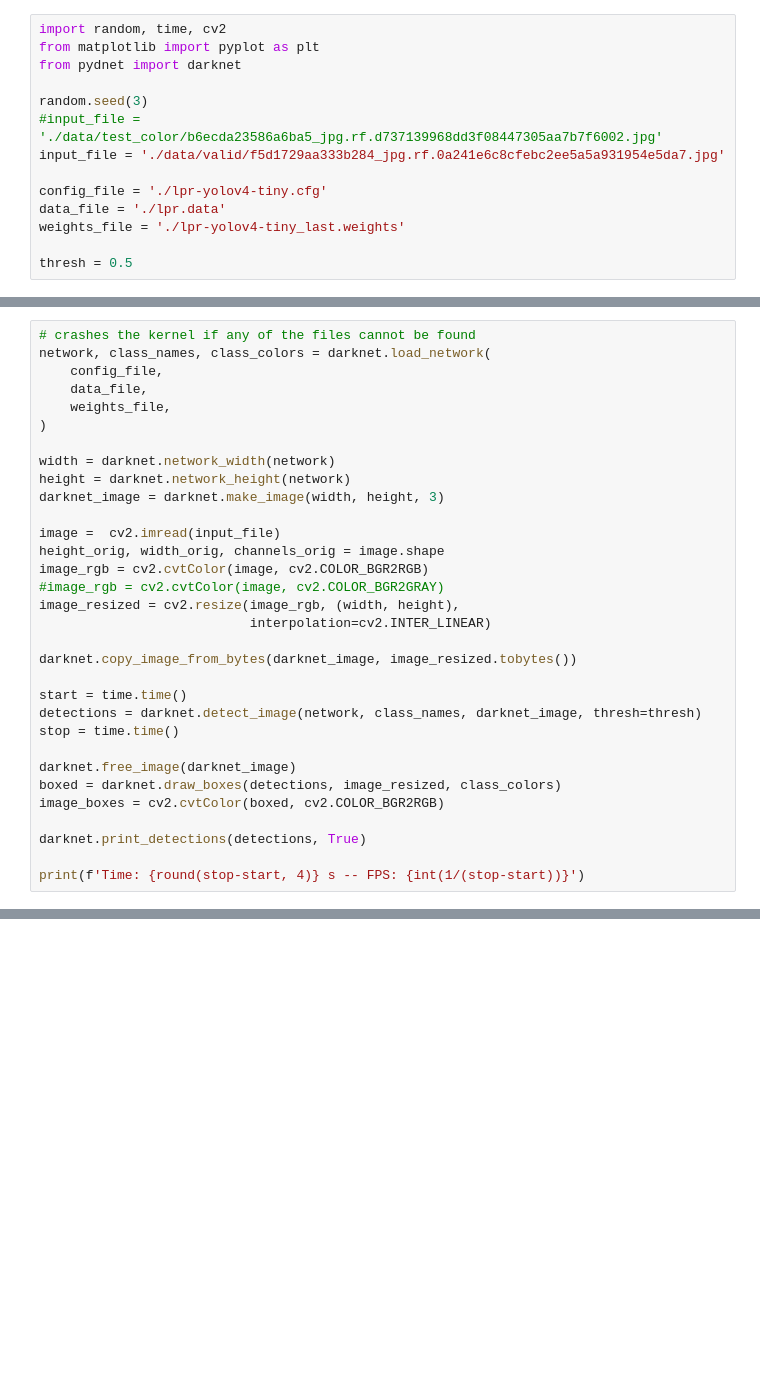
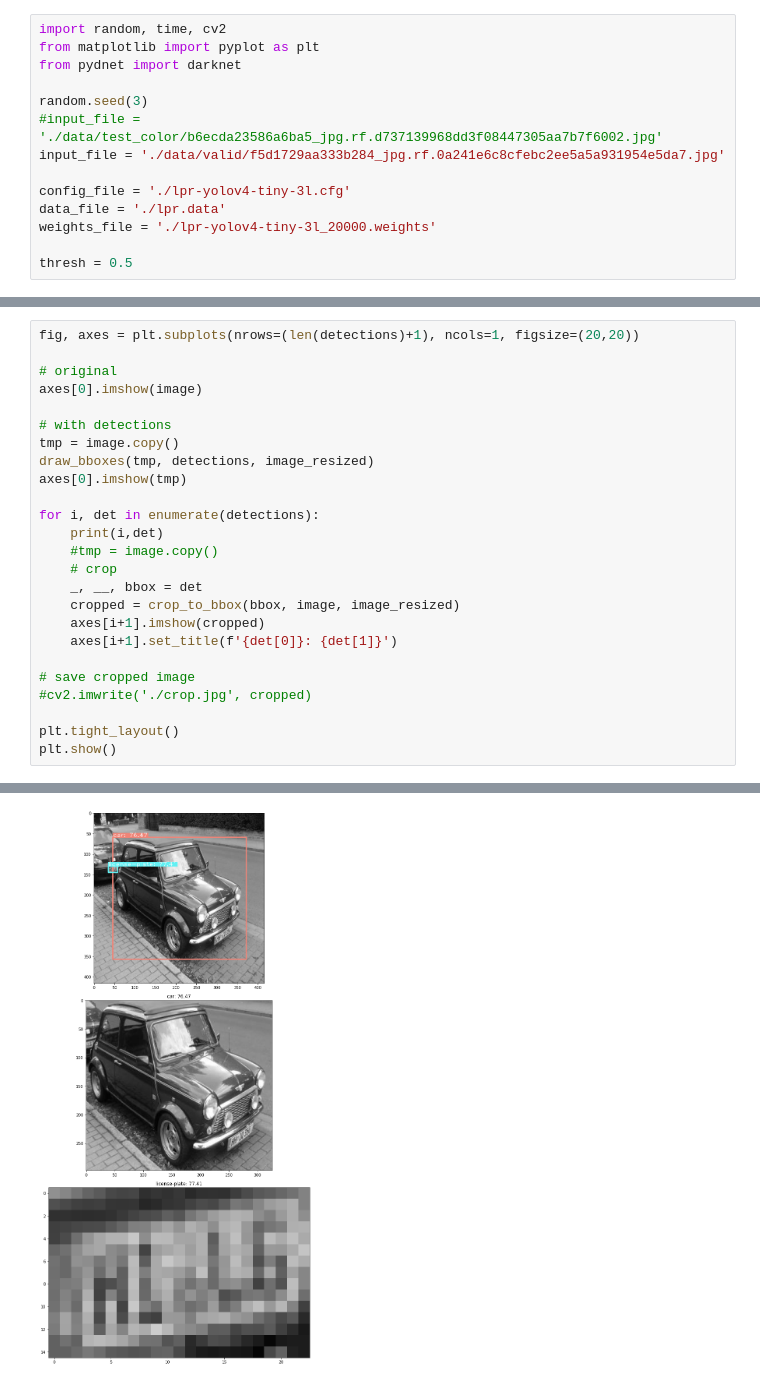
Before and after one commit to leonardp/lpr-flake, a Jupyter notebook: lpr.ipynb, the cells around one changed output, grey strips where cells are left out. Cells and saved outputs as stored; diff of their text form; blank space fills up the shorter version.

```diff
--- a/lpr.ipynb
+++ b/lpr.ipynb
@@ -7,8 +7,8 @@ random.seed(3)
 #input_file = './data/test_color/b6ecda23586a6ba5_jpg.rf.d737139968dd3f08447305aa7b7f6002.jpg'
 input_file = './data/valid/f5d1729aa333b284_jpg.rf.0a241e6c8cfebc2ee5a5a931954e5da7.jpg'
 
-config_file = './lpr-yolov4-tiny.cfg'
+config_file = './lpr-yolov4-tiny-3l.cfg'
 data_file = './lpr.data'
-weights_file = './lpr-yolov4-tiny_last.weights'
+weights_file = './lpr-yolov4-tiny-3l_20000.weights'
 
 thresh = 0.5
@@ -15,33 +126,26 @@ thresh = 0.5
 # %%
-# crashes the kernel if any of the files cannot be found
-network, class_names, class_colors = darknet.load_network(
-    config_file,
-    data_file,
-    weights_file,
-)
+fig, axes = plt.subplots(nrows=(len(detections)+1), ncols=1, figsize=(20,20))
 
-width = darknet.network_width(network)
-height = darknet.network_height(network)
-darknet_image = darknet.make_image(width, height, 3)
+# original
+axes[0].imshow(image)
 
-image =  cv2.imread(input_file)
-height_orig, width_orig, channels_orig = image.shape
-image_rgb = cv2.cvtColor(image, cv2.COLOR_BGR2RGB)
-#image_rgb = cv2.cvtColor(image, cv2.COLOR_BGR2GRAY)
-image_resized = cv2.resize(image_rgb, (width, height),
-                           interpolation=cv2.INTER_LINEAR)
+# with detections
+tmp = image.copy()
+draw_bboxes(tmp, detections, image_resized)
+axes[0].imshow(tmp)
 
-darknet.copy_image_from_bytes(darknet_image, image_resized.tobytes())
+for i, det in enumerate(detections):
+    print(i,det)
+    #tmp = image.copy()
+    # crop
+    _, __, bbox = det
+    cropped = crop_to_bbox(bbox, image, image_resized)
+    axes[i+1].imshow(cropped)
+    axes[i+1].set_title(f'{det[0]}: {det[1]}')
 
-start = time.time()
-detections = darknet.detect_image(network, class_names, darknet_image, thresh=thresh)
-stop = time.time()
+# save cropped image
+#cv2.imwrite('./crop.jpg', cropped)
 
-darknet.free_image(darknet_image)
-boxed = darknet.draw_boxes(detections, image_resized, class_colors)
-image_boxes = cv2.cvtColor(boxed, cv2.COLOR_BGR2RGB)
-
-darknet.print_detections(detections, True)
-
-print(f'Time: {round(stop-start, 4)} s -- FPS: {int(1/(stop-start))}')
+plt.tight_layout()
+plt.show()
 # %% [output]
@@ -75,0 +154 @@ Time: 0.3112 s -- FPS: 3
+[figure, added]
```
Also changed, not shown: parts of 5 cells of this notebook, 10 other files.
